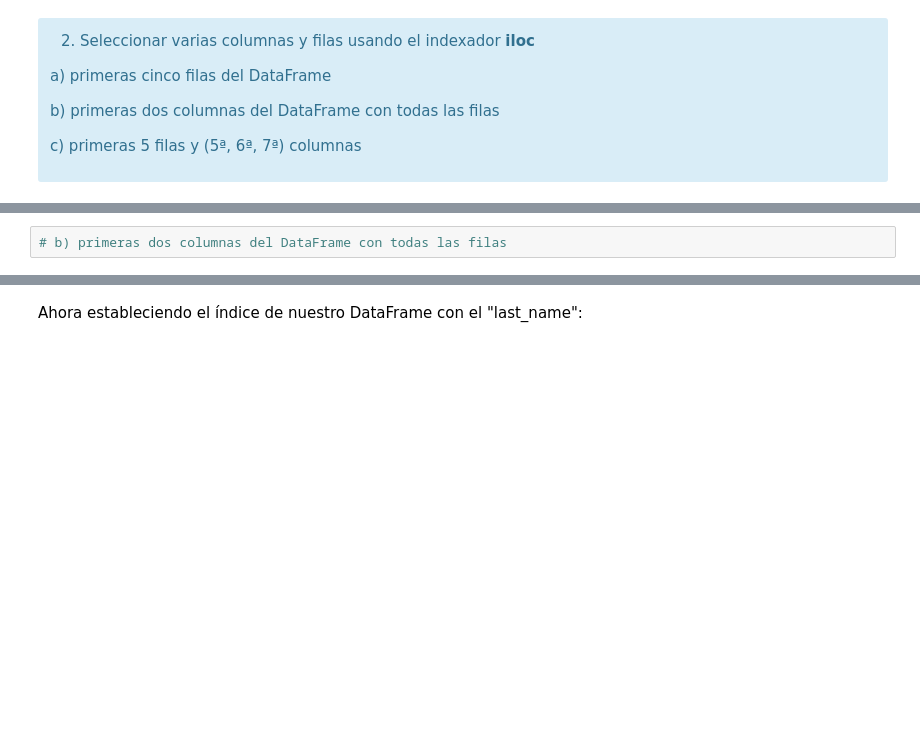
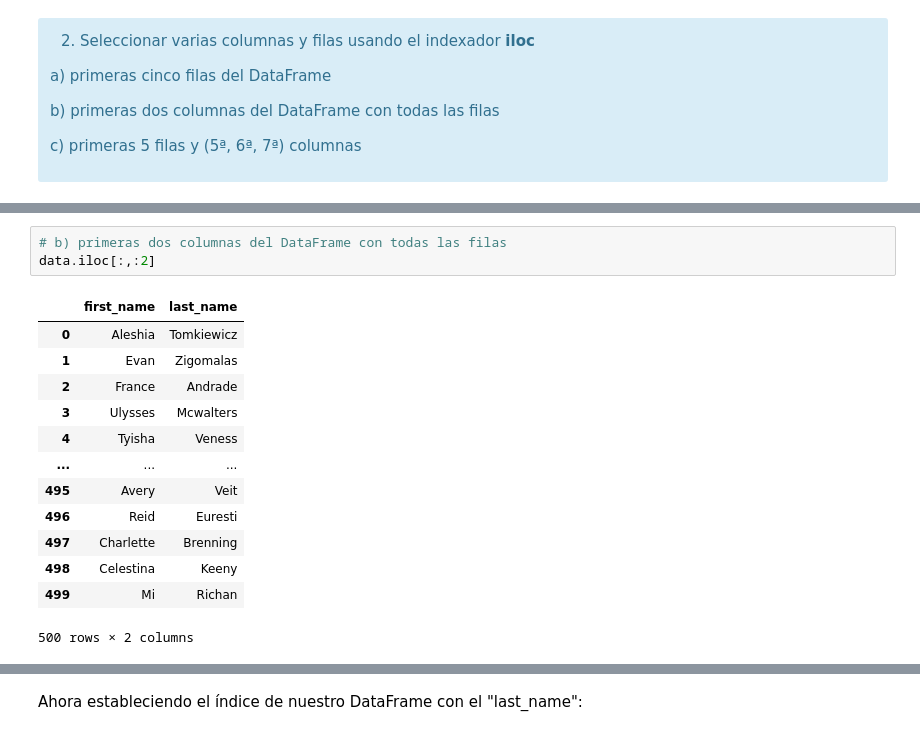
Before and after one commit to chava131011/Data-Science-Coursework, a Jupyter notebook: Classes Resources/CD_06_Pandas/2-Indexación-Selección.ipynb, the cells around one changed output, grey strips where cells are left out. Drawn from its saved outputs; the diff is of its cells as text; blank space fills up the shorter version.

```diff
--- a/Classes Resources/CD_06_Pandas/2-Indexación-Selección.ipynb
+++ b/Classes Resources/CD_06_Pandas/2-Indexación-Selección.ipynb
@@ -245,4 +472,19 @@ c) primeras 5 filas y (5ª, 6ª, 7ª) columnas
 # %%
 # b) primeras dos columnas del DataFrame con todas las filas
+data.iloc[:,:2]
+# %% [output]
+|  | first_name | last_name |
+| 0 | Aleshia | Tomkiewicz |
+| 1 | Evan | Zigomalas |
+| 2 | France | Andrade |
+| 3 | Ulysses | Mcwalters |
+| 4 | Tyisha | Veness |
+| ... | ... | ... |
+| 495 | Avery | Veit |
+| 496 | Reid | Euresti |
+| 497 | Charlette | Brenning |
+| 498 | Celestina | Keeny |
+| 499 | Mi | Richan |
+500 rows × 2 columns
 # %%
 # c) primeras 5 filas y (5ª, 6ª, 7ª) columnas
```
Also changed, not shown: parts of 36 cells of this notebook, 2 other files.
